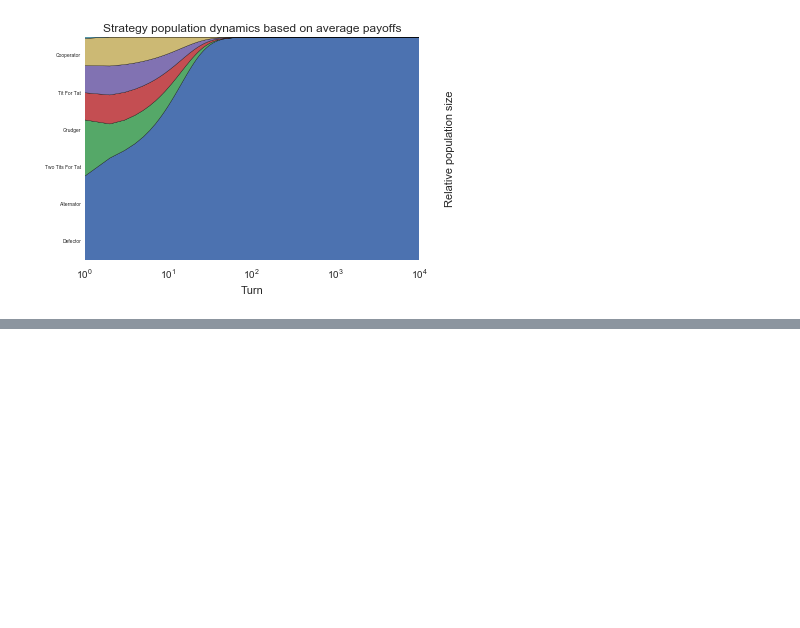
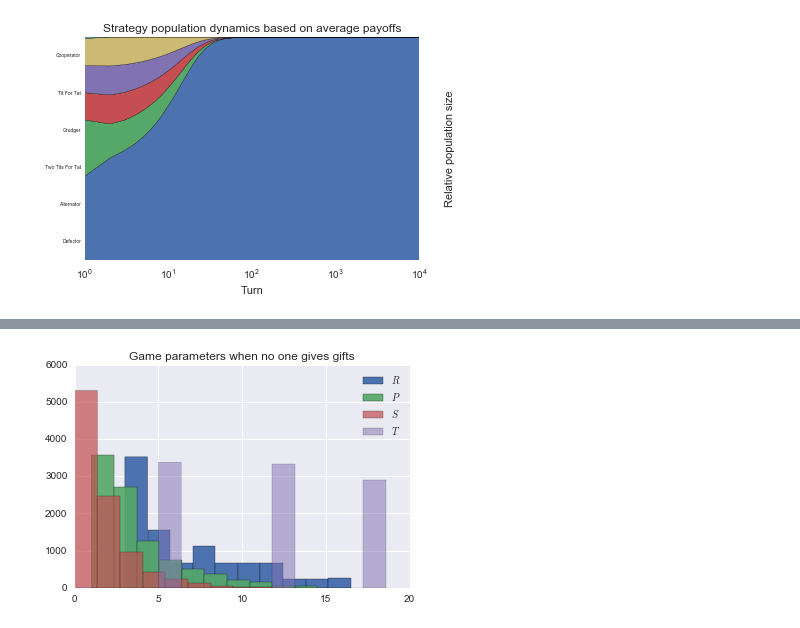
Before and after one commit to drvinceknight/unpeudemath, a Jupyter notebook: assets/code/prisoners_dilemma_of_giving_gifts.ipynb, the cells around one changed output, grey strips where cells are left out. Cells and saved outputs as stored; diff of their text form; code cells hidden in the pictures; blank space fills up the shorter version.

```diff
--- a/assets/code/prisoners_dilemma_of_giving_gifts.ipynb
+++ b/assets/code/prisoners_dilemma_of_giving_gifts.ipynb
@@ -91,0 +105,3 @@ df.describe()
+# %%
+df_promise = df[df["Promise"]==True]
+df_promise.describe()
@@ -91,0 +118,10 @@ df.describe()
+# %%
+plt.figure()
+plt.hist(df_promise["R"], label="$R$")
+plt.hist(df_promise["P"], label="$P$", alpha=.9)
+plt.hist(df_promise["S"], label="$S$", alpha=.7)
+plt.hist(df_promise["T"], label="$T$", alpha=.5)
+plt.legend()
+plt.title("Game parameters when no one gives gifts");
+# %% [output]
+[figure, added]
```
Also changed, not shown: parts of 15 cells of this notebook.
